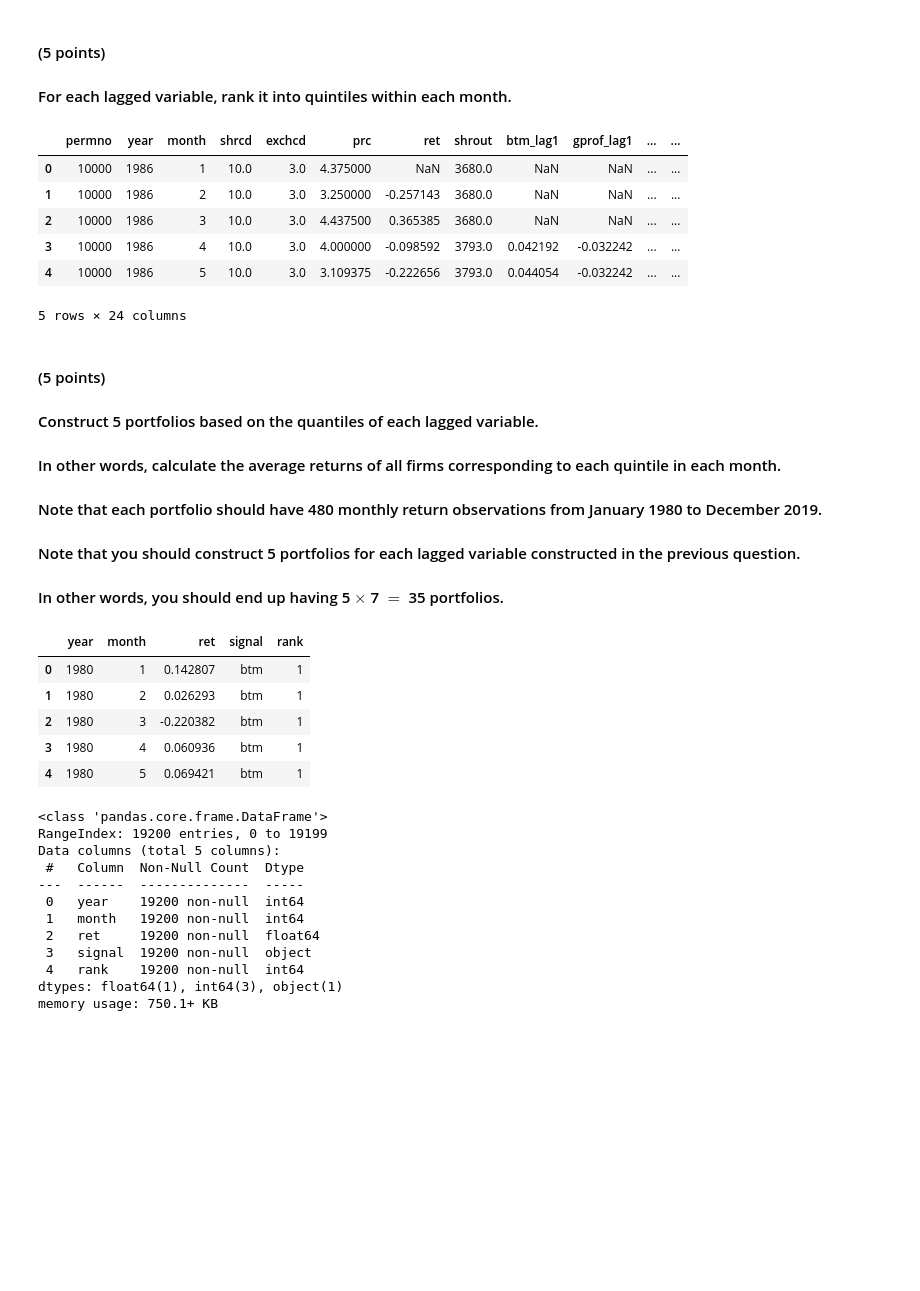
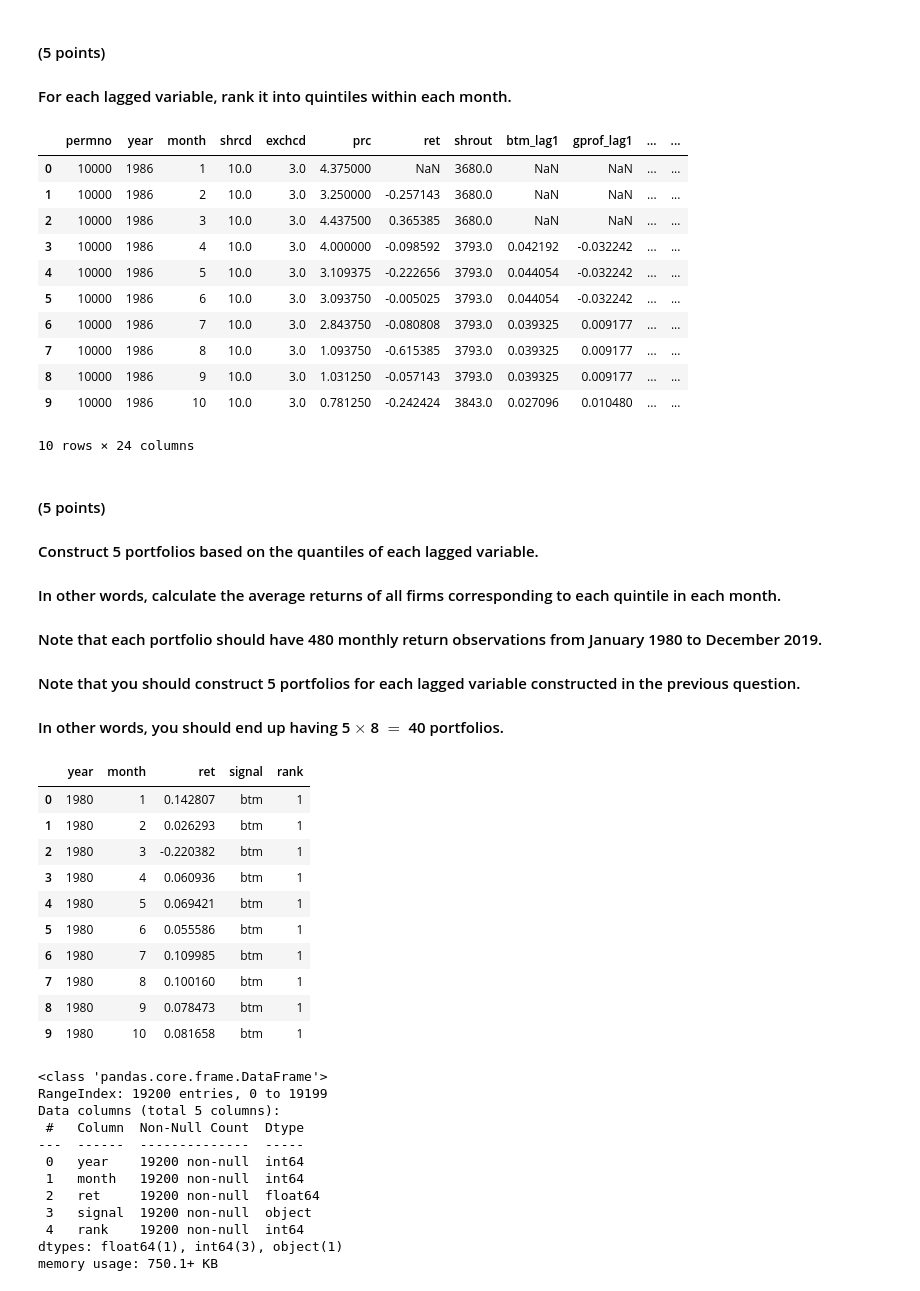
Before and after one commit to wiskim/study_books, a Jupyter notebook: 07_Programing_and_Data/Midterm/Midterm_Fall2024_Part1.ipynb, the cells around one changed output. Drawn from its saved outputs; the diff is of its cells as text; code cells hidden in the pictures; blank space fills up the shorter version.

```diff
--- a/07_Programing_and_Data/Midterm/Midterm_Fall2024_Part1.ipynb
+++ b/07_Programing_and_Data/Midterm/Midterm_Fall2024_Part1.ipynb
@@ -226,18 +207,23 @@ memory usage: 308.7+ MB
 # %%
 col_list = ['btm',  'gprof', 'atg', 'pe', 'momentum', 'momentum12', 'seasonality', 'sir']
 
 for col in col_list:
     merged[col+'_lag1_rank'] = merged.groupby(['year', 'month'])[col+'_lag1'].transform(lambda x: pd.qcut(x, 5, labels=False)+1)
 
-merged.head()
+merged.head(10)
 # %% [output]
 |  | permno | year | month | shrcd | exchcd | prc | ret | shrout | btm_lag1 | gprof_lag1 | ... | ... |
 | 0 | 10000 | 1986 | 1 | 10.0 | 3.0 | 4.375000 | NaN | 3680.0 | NaN | NaN | ... | ... |
 | 1 | 10000 | 1986 | 2 | 10.0 | 3.0 | 3.250000 | -0.257143 | 3680.0 | NaN | NaN | ... | ... |
 | 2 | 10000 | 1986 | 3 | 10.0 | 3.0 | 4.437500 | 0.365385 | 3680.0 | NaN | NaN | ... | ... |
 | 3 | 10000 | 1986 | 4 | 10.0 | 3.0 | 4.000000 | -0.098592 | 3793.0 | 0.042192 | -0.032242 | ... | ... |
 | 4 | 10000 | 1986 | 5 | 10.0 | 3.0 | 3.109375 | -0.222656 | 3793.0 | 0.044054 | -0.032242 | ... | ... |
+| 5 | 10000 | 1986 | 6 | 10.0 | 3.0 | 3.093750 | -0.005025 | 3793.0 | 0.044054 | -0.032242 | ... | ... |
+| 6 | 10000 | 1986 | 7 | 10.0 | 3.0 | 2.843750 | -0.080808 | 3793.0 | 0.039325 | 0.009177 | ... | ... |
+| 7 | 10000 | 1986 | 8 | 10.0 | 3.0 | 1.093750 | -0.615385 | 3793.0 | 0.039325 | 0.009177 | ... | ... |
+| 8 | 10000 | 1986 | 9 | 10.0 | 3.0 | 1.031250 | -0.057143 | 3793.0 | 0.039325 | 0.009177 | ... | ... |
+| 9 | 10000 | 1986 | 10 | 10.0 | 3.0 | 0.781250 | -0.242424 | 3843.0 | 0.027096 | 0.010480 | ... | ... |
-5 rows × 24 columns
+10 rows × 24 columns
 # %% [markdown]
 #### (5 points)
 
@@ -249,7 +235,7 @@ merged.head()
 
 #### Note that you should construct 5 portfolios for each lagged variable constructed in the previous question.
 
-#### In other words, you should end up having 5 $\times$ 7 $=$ 35 portfolios.
+#### In other words, you should end up having 5 $\times$ 8 $=$ 40 portfolios.
 # %%
 col_list = ['btm',  'gprof', 'atg', 'pe', 'momentum', 'momentum12', 'seasonality', 'sir']
 
@@ -264,7 +250,7 @@ for col in col_list:
 
 result = pd.concat(dfs, axis=0, ignore_index=True)
 
-result.head()
+result.head(10)
 # %% [output]
 |  | year | month | ret | signal | rank |
 | 0 | 1980 | 1 | 0.142807 | btm | 1 |
@@ -272,6 +258,11 @@ result.head()
 | 2 | 1980 | 3 | -0.220382 | btm | 1 |
 | 3 | 1980 | 4 | 0.060936 | btm | 1 |
 | 4 | 1980 | 5 | 0.069421 | btm | 1 |
+| 5 | 1980 | 6 | 0.055586 | btm | 1 |
+| 6 | 1980 | 7 | 0.109985 | btm | 1 |
+| 7 | 1980 | 8 | 0.100160 | btm | 1 |
+| 8 | 1980 | 9 | 0.078473 | btm | 1 |
+| 9 | 1980 | 10 | 0.081658 | btm | 1 |
 # %%
 # The number of monthly return data is 480 * 5 * 8 = 19,200
 result.info()
```
Also changed, not shown: parts of 7 cells of this notebook.
